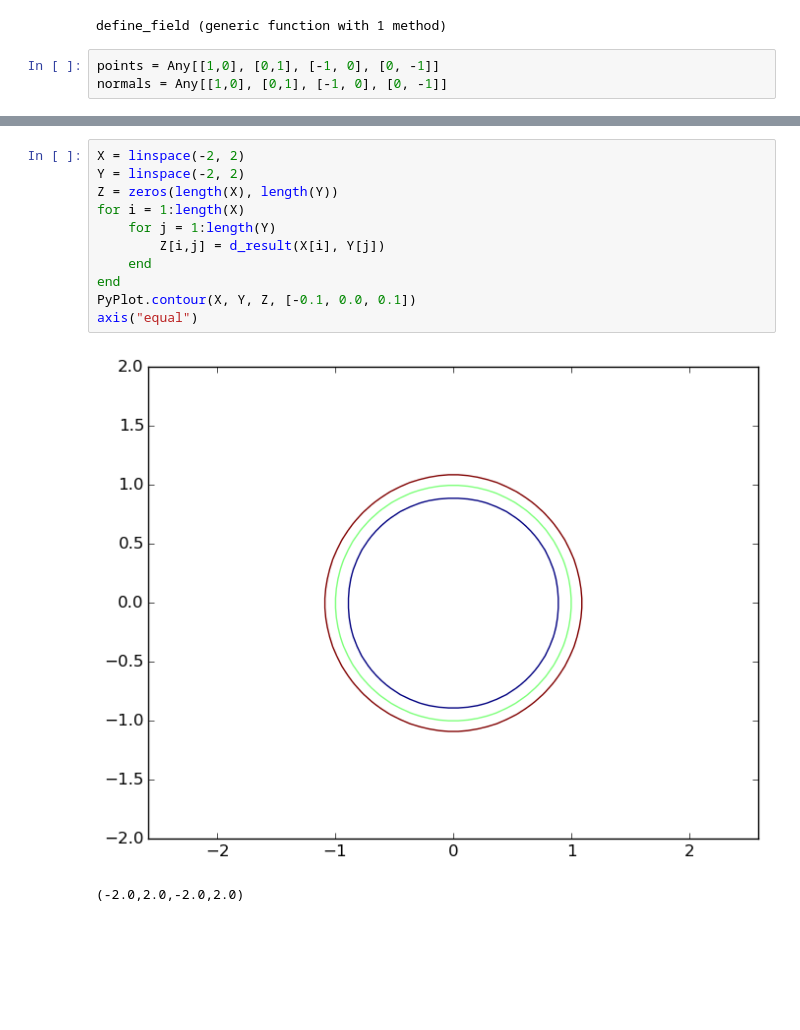
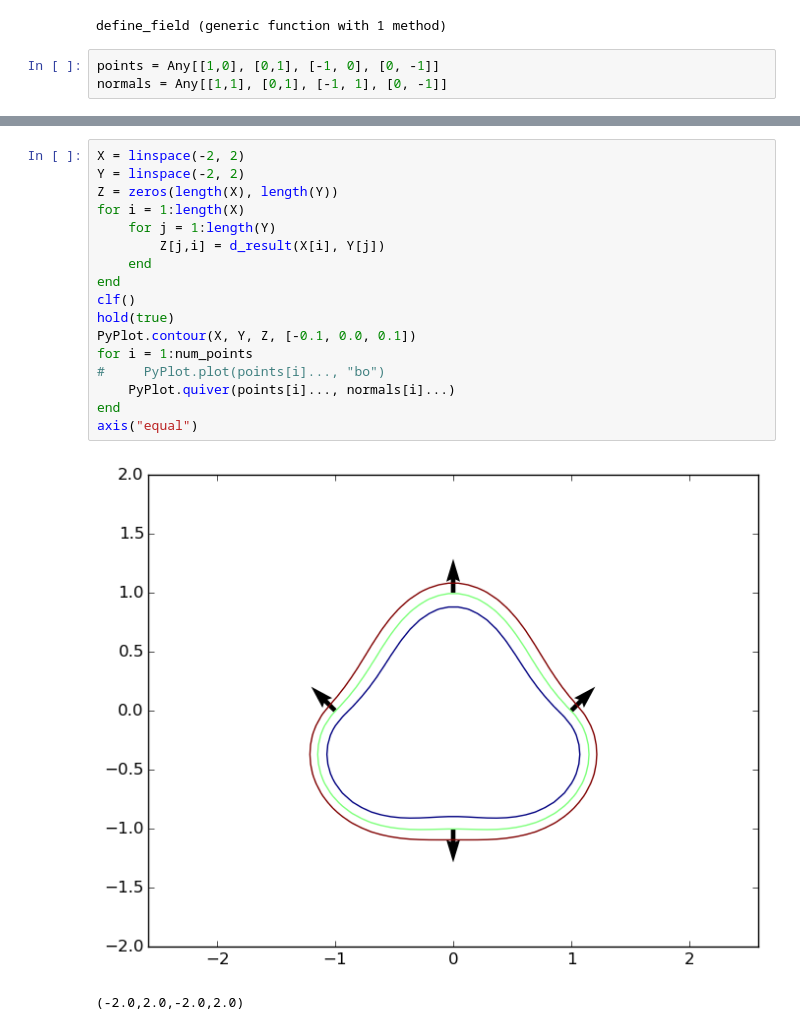
Before and after one commit to rdeits/ImplicitSkinning.jl, a Jupyter notebook: symbolic_hrbf.ipynb, the cells around one changed output, grey strips where cells are left out. Cells and saved outputs as stored; diff of their text form; blank space fills up the shorter version.

```diff
--- a/symbolic_hrbf.ipynb
+++ b/symbolic_hrbf.ipynb
@@ -24,6 +26,6 @@ end
 define_field (generic function with 1 method)
 # %%
 points = Any[[1,0], [0,1], [-1, 0], [0, -1]]
-normals = Any[[1,0], [0,1], [-1, 0], [0, -1]]
+normals = Any[[1,1], [0,1], [-1, 1], [0, -1]]
 # %% [output]
 4-element Array{Any,1}:
@@ -124,14 +105,20 @@ See ?sympy_plotting for some more details
 # %%
 X = linspace(-2, 2)
 Y = linspace(-2, 2)
 Z = zeros(length(X), length(Y))
 for i = 1:length(X)
     for j = 1:length(Y)
-        Z[i,j] = d_result(X[i], Y[j])
+        Z[j,i] = d_result(X[i], Y[j])
     end
 end
+clf()
+hold(true)
 PyPlot.contour(X, Y, Z, [-0.1, 0.0, 0.1])
+for i = 1:num_points
+#     PyPlot.plot(points[i]..., "bo")
+    PyPlot.quiver(points[i]..., normals[i]...)
+end
 axis("equal")
 # %% [output]
-[figure, old version]
+[figure, new version]
 (-2.0,2.0,-2.0,2.0)
```
Also changed, not shown: parts of 4 cells of this notebook.
